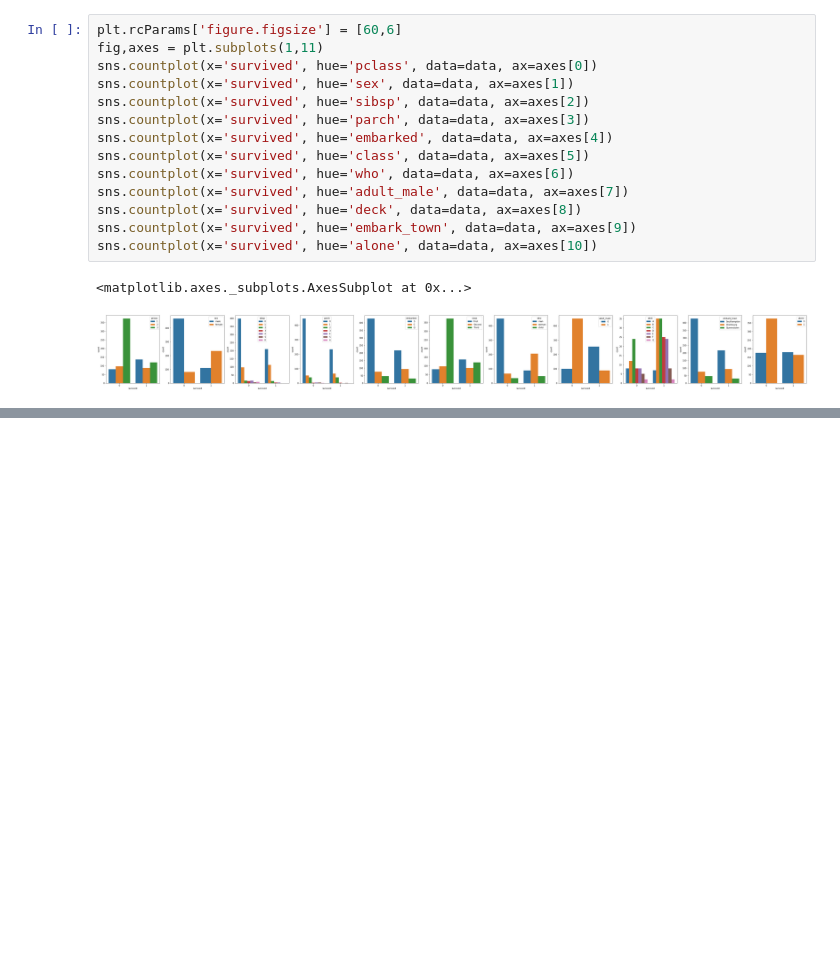
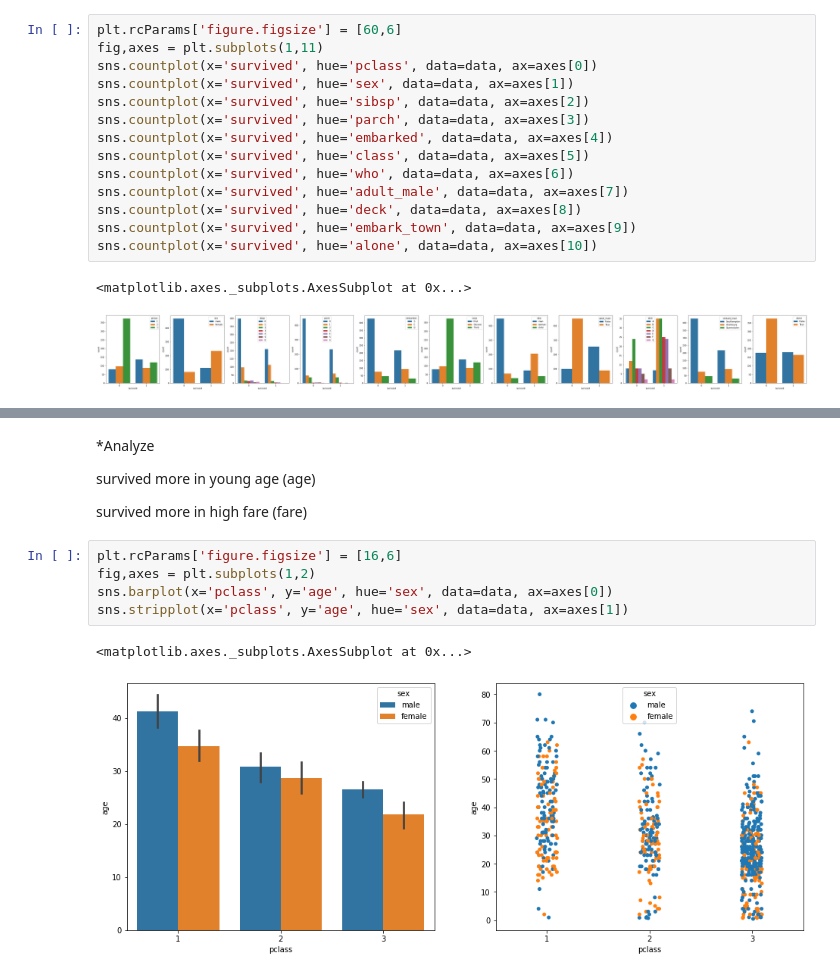
Before and after one commit to zasminah/DataVisualization, a Jupyter notebook: Titanic_data_visualization.ipynb, the cells around one changed output, grey strips where cells are left out. Drawn from its saved outputs; the diff is of its cells as text; blank space fills up the shorter version.

```diff
--- a/Titanic_data_visualization.ipynb
+++ b/Titanic_data_visualization.ipynb
@@ -169,0 +156,14 @@ sns.jointplot(x='fare', y='survived', data=data, kind='reg')
+# %% [markdown]
+*Analyze
+
+survived more in young age (age)
+
+survived more in high fare (fare)
+# %%
+plt.rcParams['figure.figsize'] = [16,6]
+fig,axes = plt.subplots(1,2)
+sns.barplot(x='pclass', y='age', hue='sex', data=data, ax=axes[0])
+sns.stripplot(x='pclass', y='age', hue='sex', data=data, ax=axes[1])
+# %% [output]
+<matplotlib.axes._subplots.AxesSubplot at 0x...>
+[figure, added]
```
Also changed, not shown: parts of 25 cells of this notebook.
